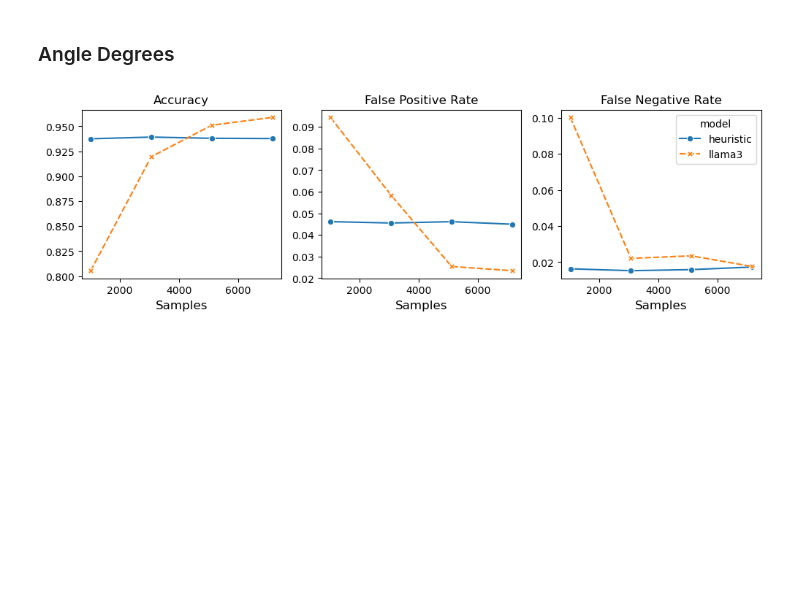
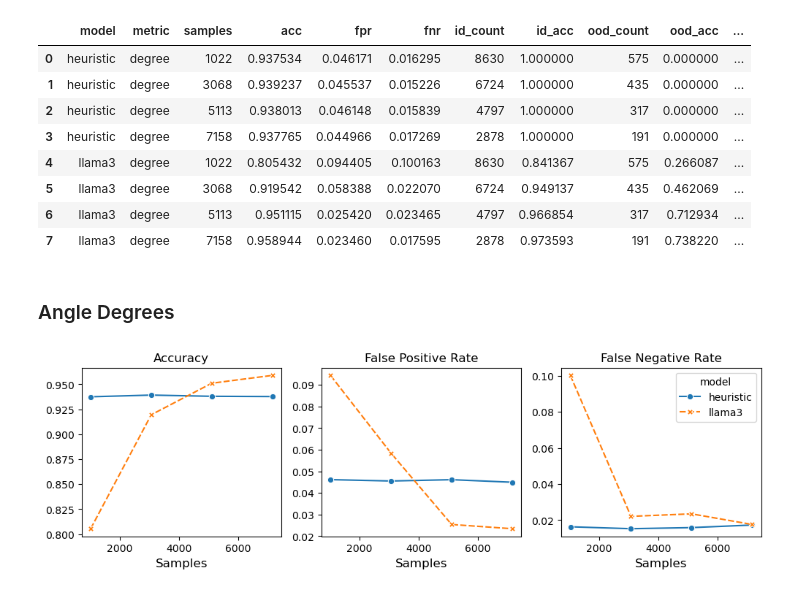
Before and after one commit to BeanHam/2024-spatial-data-integration, a Jupyter notebook: join_task/inference_results/misc/inference_results_proportion_nonfixed.ipynb, the cells around one changed output. Saved outputs shown, nothing was run; the diff lists cells and outputs as text; code cells hidden in the pictures; blank space fills up the shorter version.

```diff
--- a/join_task/inference_results/misc/inference_results_proportion_nonfixed.ipynb
+++ b/join_task/inference_results/misc/inference_results_proportion_nonfixed.ipynb
@@ -44,7 +44,7 @@ def post_processing_old(data, model, metric_name, metric_value):
         elif metric_name == 'distance':
             pred=np.array(data['euc_dist'])>=metric_value
     else:
-        pred=np.load(f'{metric_name}/{model}_{metric_name}_{metric_value}.npy')
+        pred=np.load(f'../{metric_name}/{model}_{metric_name}_{metric_value}.npy')
         pred=np.array([int(i.replace('<|eot_id|>', '')\
                            .replace('</s>', '')\
                            .split('Label:')[1]\
@@ -64,7 +64,7 @@ def post_processing(data, model, metric_name, metric_value, proportion):
         elif metric_name == 'distance':
             pred=np.array(data['euc_dist'])>=metric_value
     else:
-        pred=np.load(f'{metric_name}/{model}_{metric_name}_{metric_value}_nonfixed_{proportion}.npy')
+        pred=np.load(f'../{metric_name}/{model}_{metric_name}_{metric_value}_nonfixed_{proportion}.npy')
         pred=np.array([int(i.replace('<|eot_id|>', '')\
                            .replace('</s>', '')\
                            .split('Label:')[1]\
@@ -100,6 +100,18 @@ results=pd.DataFrame(results, columns=['model','metric','samples','acc','fpr','f
 results['total_count']=[len(test)]*len(results)
 results['id_correct_count']=results.id_count.values*results.id_acc.values
 results['ood_correct_count']=results.ood_count.values*results.ood_acc.values
+# %%
+results
+# %% [output]
+|  | model | metric | samples | acc | fpr | fnr | id_count | id_acc | ood_count | ood_acc | ... |
+| 0 | heuristic | degree | 1022 | 0.937534 | 0.046171 | 0.016295 | 8630 | 1.000000 | 575 | 0.000000 | ... |
+| 1 | heuristic | degree | 3068 | 0.939237 | 0.045537 | 0.015226 | 6724 | 1.000000 | 435 | 0.000000 | ... |
+| 2 | heuristic | degree | 5113 | 0.938013 | 0.046148 | 0.015839 | 4797 | 1.000000 | 317 | 0.000000 | ... |
+| 3 | heuristic | degree | 7158 | 0.937765 | 0.044966 | 0.017269 | 2878 | 1.000000 | 191 | 0.000000 | ... |
+| 4 | llama3 | degree | 1022 | 0.805432 | 0.094405 | 0.100163 | 8630 | 0.841367 | 575 | 0.266087 | ... |
+| 5 | llama3 | degree | 3068 | 0.919542 | 0.058388 | 0.022070 | 6724 | 0.949137 | 435 | 0.462069 | ... |
+| 6 | llama3 | degree | 5113 | 0.951115 | 0.025420 | 0.023465 | 4797 | 0.966854 | 317 | 0.712934 | ... |
+| 7 | llama3 | degree | 7158 | 0.958944 | 0.023460 | 0.017595 | 2878 | 0.973593 | 191 | 0.738220 | ... |
 # %% [markdown]
 ### Angle Degrees
 # %%
```
Also changed, not shown: 49 other files.
